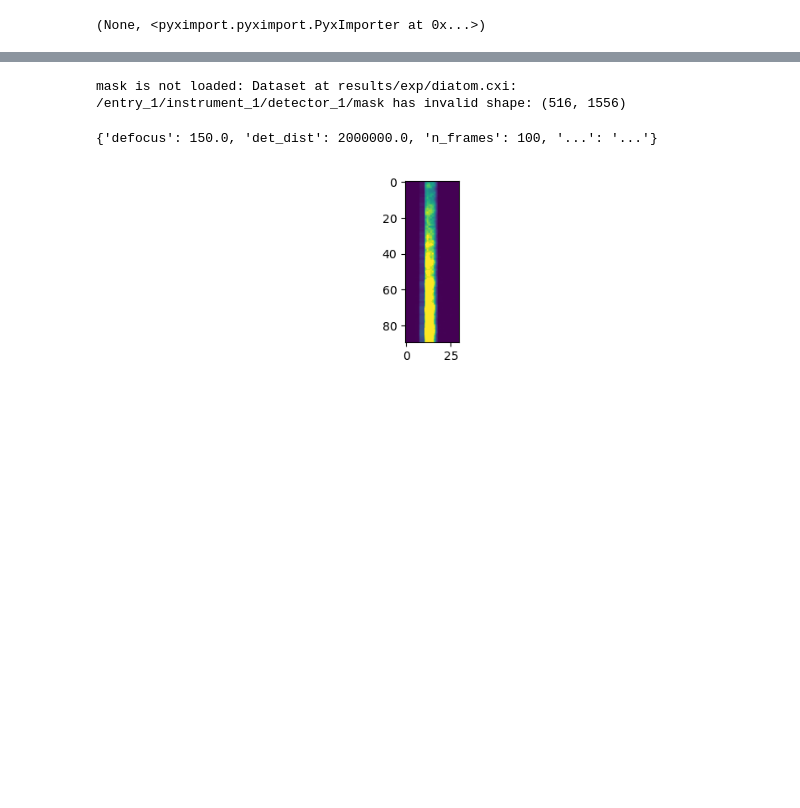
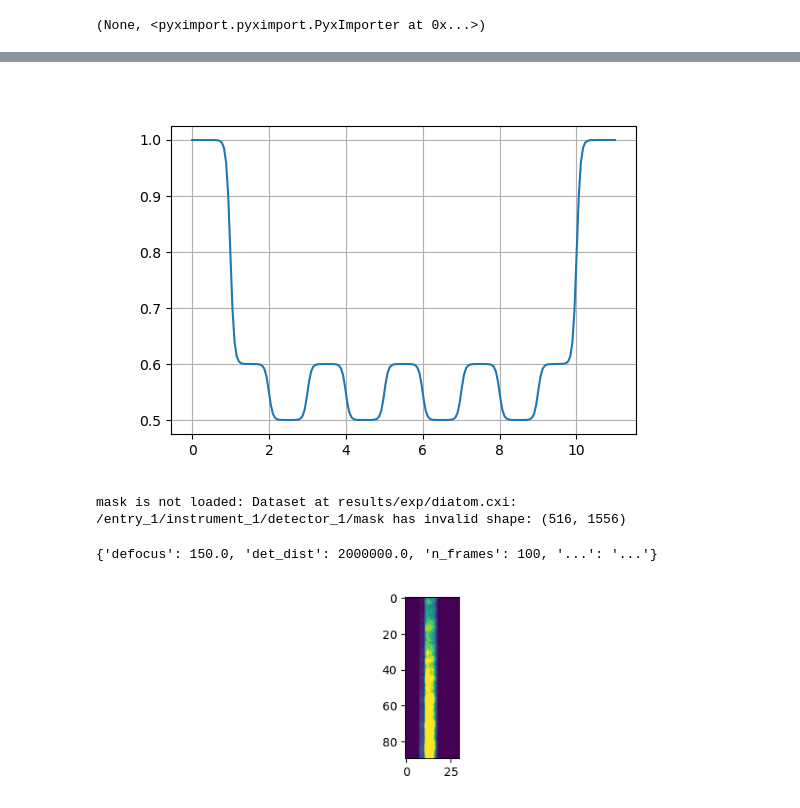
Before and after one commit to simply-nicky/pyrost, a Jupyter notebook: dev.ipynb, the cells around one changed output, grey strips where cells are left out. Saved outputs shown, nothing was run; the diff lists cells and outputs as text; code cells hidden in the pictures; blank space fills up the shorter version.

```diff
--- a/dev.ipynb
+++ b/dev.ipynb
@@ -36,0 +37,6 @@ print(dir(dev))
+# %%
+x_arr = np.linspace(0, 11, 200)
+bars = np.arange(1, 11)
+bulk_atn = 0.2
+bar_atn = 0.1
+sgm = 0.9
@@ -37,3 +46,12 @@ print(dir(dev))
+# %%
+%matplotlib widget
+fig, ax = plt.subplots(figsize=(6, 4))
+# ax.plot(x_arr, bulk_atn * t_bulk + bar_atn * t_bars.sum(axis=0))
+ax.plot(x_arr, (dev.barcode_profile(x_arr, bars, 0.4, 0.1, 0.1))**2)
+ax.grid(True)
+plt.show()
+# %% [output]
+[figure, added]
 # %%
 protocol = rst.CXIProtocol.import_default()
 # %%
```
Also changed, not shown: parts of 2 cells of this notebook, 19 other files.
